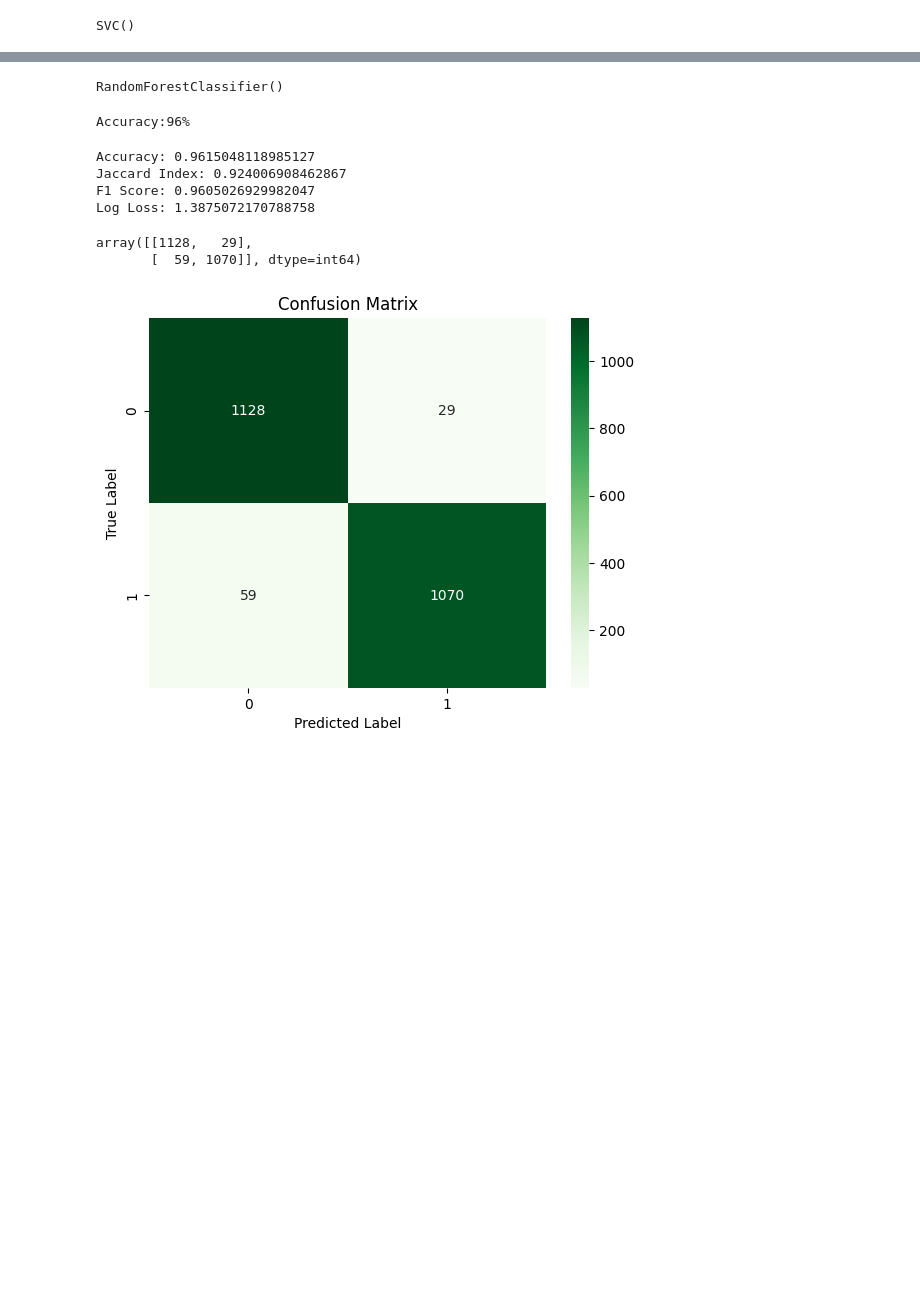
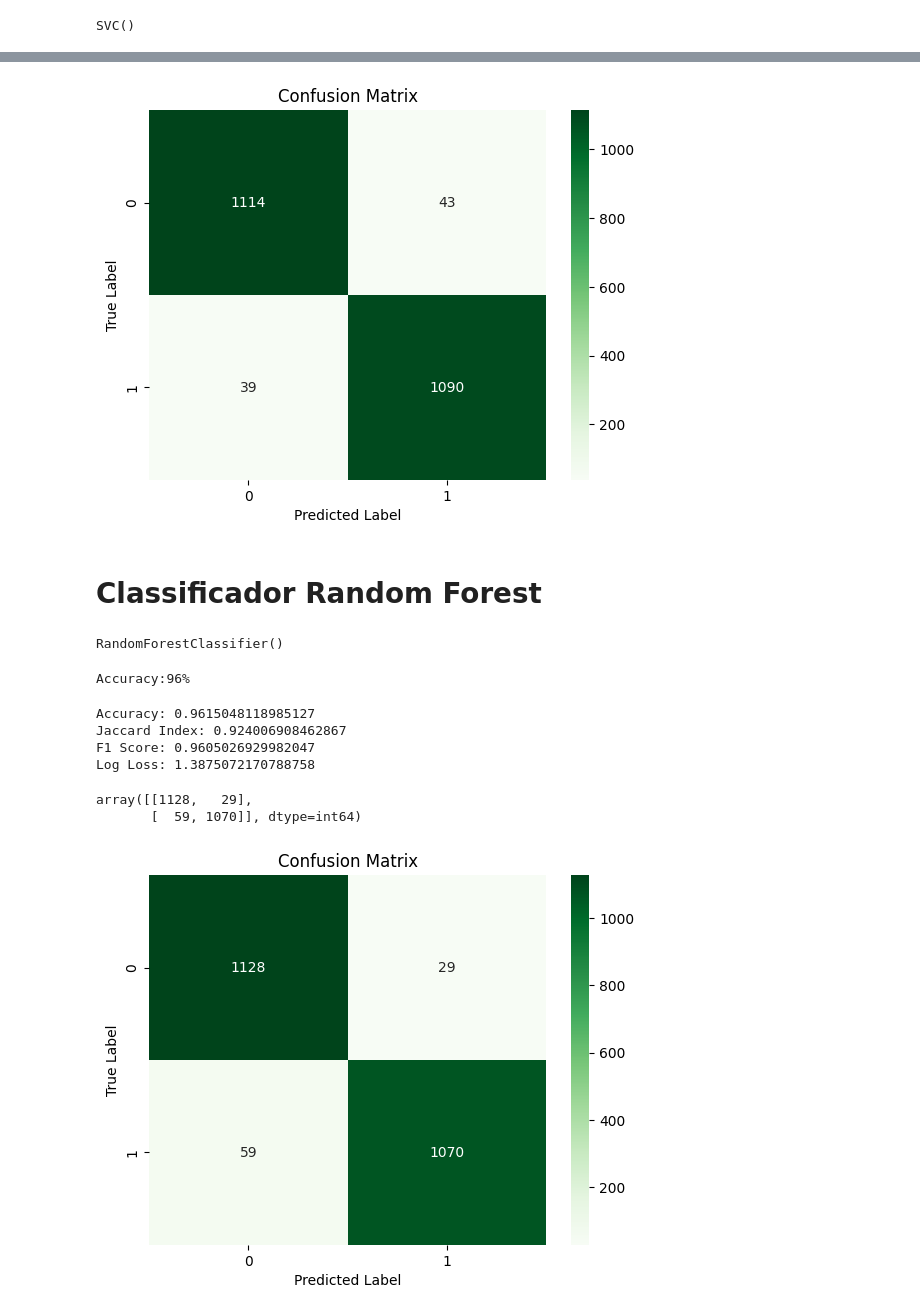
Before and after one commit to heloisebastos/TCC, a Jupyter notebook: src/main.ipynb, the cells around one changed output, grey strips where cells are left out. Saved outputs shown, nothing was run; the diff lists cells and outputs as text; code cells hidden in the pictures; blank space fills up the shorter version.

```diff
--- a/src/main.ipynb
+++ b/src/main.ipynb
@@ -201,3 +199,13 @@ array([[1121,   36],
+# %%
+sns.heatmap(svm_conf_matrix,annot=True, fmt = 'd',cmap='Greens')
+plt.xlabel('Predicted Label')
+plt.ylabel('True Label')
+plt.title('Confusion Matrix')
+plt.show()
+# %% [output]
+[figure, added]
+# %% [markdown]
+# Classificador Random Forest
 # %%
 rf = RandomForestClassifier()
 rf.fit(X_train_scaled,y_train)
```
Also changed, not shown: parts of 20 cells of this notebook.
